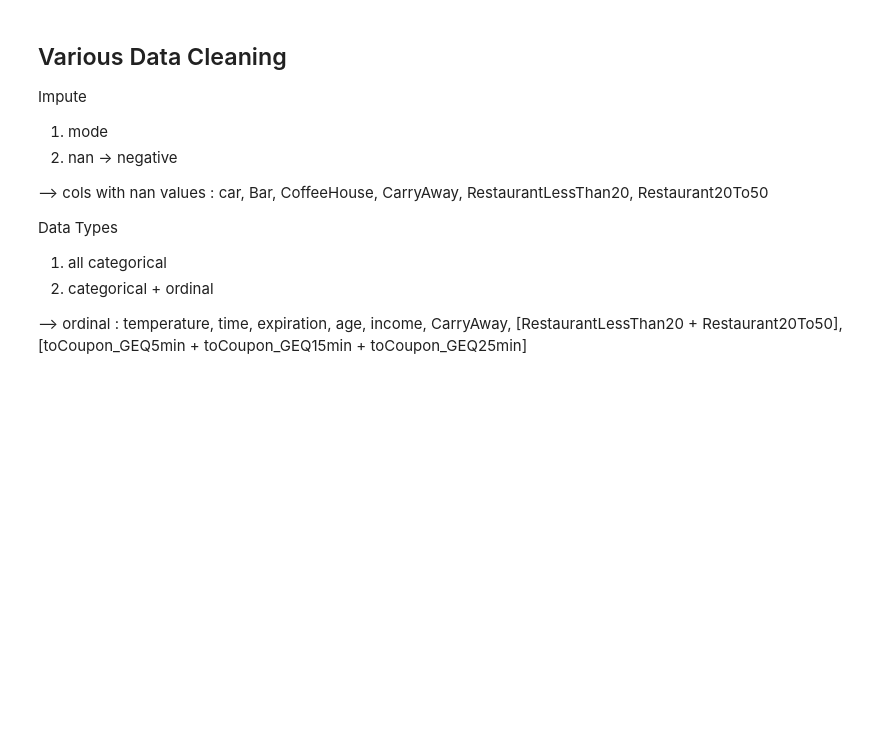
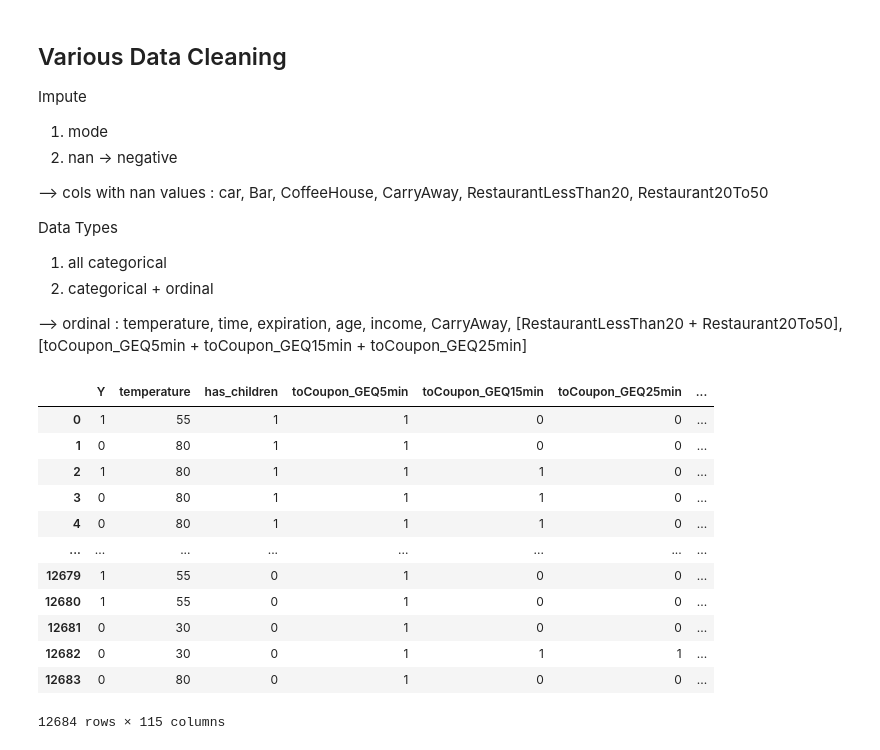
Before and after one commit to hyeniii/MSiA420-in_vehicle_coupon_recommendation, a Jupyter notebook: EDA.ipynb, the cells around one changed output. Cells and saved outputs as stored; diff of their text form; code cells hidden in the pictures; blank space fills up the shorter version.

```diff
--- a/EDA.ipynb
+++ b/EDA.ipynb
@@ -223,3 +228,19 @@ df2['toCoupon_GEQ'] = np.where(((df2.toCoupon_GEQ5min==0) & (df2.toCoupon_GEQ15m
 # %%
 for i in range(len(ord_col)):
     df2[ord_col[i]].replace(ord_repl[i],inplace=True) #finished
+# %%
+df1
+# %% [output]
+|  | Y | temperature | has_children | toCoupon_GEQ5min | toCoupon_GEQ15min | toCoupon_GEQ25min | ... |
+| 0 | 1 | 55 | 1 | 1 | 0 | 0 | ... |
+| 1 | 0 | 80 | 1 | 1 | 0 | 0 | ... |
+| 2 | 1 | 80 | 1 | 1 | 1 | 0 | ... |
+| 3 | 0 | 80 | 1 | 1 | 1 | 0 | ... |
+| 4 | 0 | 80 | 1 | 1 | 1 | 0 | ... |
+| ... | ... | ... | ... | ... | ... | ... | ... |
+| 12679 | 1 | 55 | 0 | 1 | 0 | 0 | ... |
+| 12680 | 1 | 55 | 0 | 1 | 0 | 0 | ... |
+| 12681 | 0 | 30 | 0 | 1 | 0 | 0 | ... |
+| 12682 | 0 | 30 | 0 | 1 | 1 | 1 | ... |
+| 12683 | 0 | 80 | 0 | 1 | 0 | 0 | ... |
+12684 rows × 115 columns
```
Also changed, not shown: parts of 8 cells of this notebook, 1 other file.
